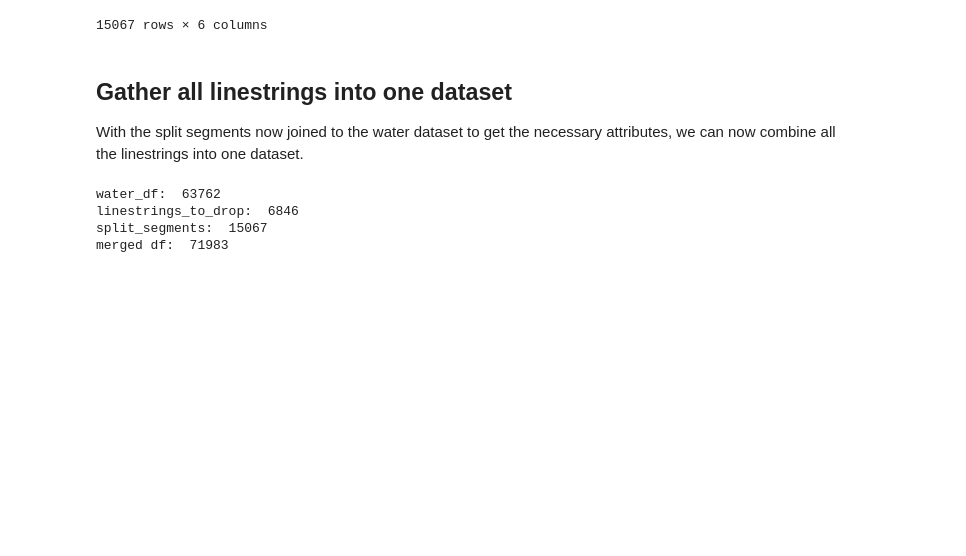
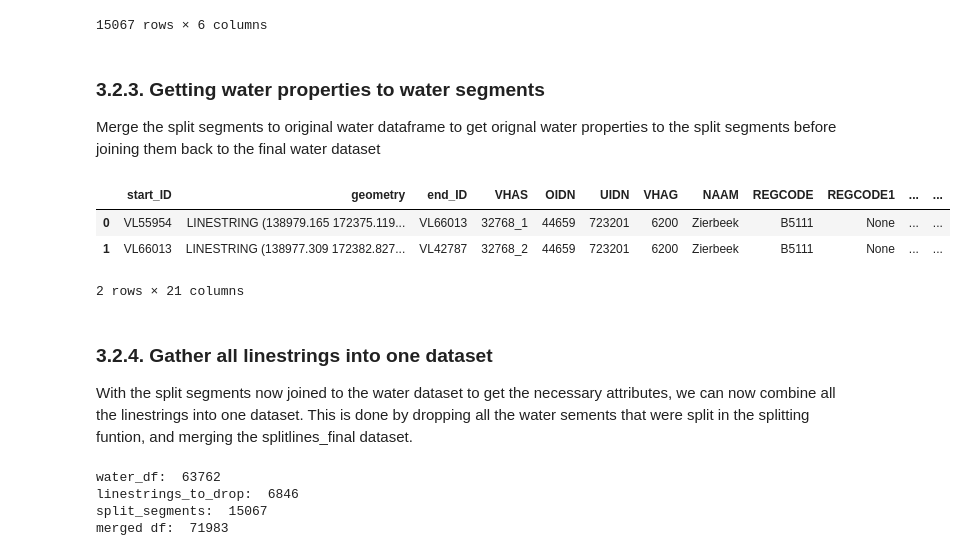
Before and after one commit to naomithiru/go-peg, a Jupyter notebook: notebooks/networks.ipynb, the cells around one changed output. Drawn from its saved outputs; the diff is of its cells as text; code cells hidden in the pictures; blank space fills up the shorter version.

```diff
--- a/notebooks/vl_network.ipynb
+++ b/notebooks/networks.ipynb
@@ -760,7 +738,7 @@ def line_segments_start_end_ids(splitlines_df, all_nodes_gdf, node_id, PROJ_CRS)
     """Returns the start and end ids of the line segments for a given node id"""
     splitlines_df["coords"] = splitlines_df.apply(
         lambda row: get_line_coords(row.geometry), axis=1
-    )  #%time
+    )
     all_nodes_gdf["coords"] = get_point_coords(all_nodes_gdf)
     # join linestrings to the nearest node, in this case the node attached to the line
     joined_lines_nodes = gpd.sjoin_nearest(
@@ -883,6 +846,10 @@ splitlines_vhas
 | 15065 | VL66511 | 6029276 | LINESTRING (159618.409 188060.371... | VL66513 | 2 | 6029276_2 |
 | 15066 | VL66513 | 6029276 | LINESTRING (158901.726 188579.563... | VL58121 | 3 | 6029276_3 |
 15067 rows × 6 columns
+# %% [markdown]
+### 3.2.3. Getting water properties to water segments
+
+Merge the split segments to original water dataframe to get orignal water properties to the split segments before joining them back to the final water dataset
 # %%
 splitlines_final = (
     splitlines_vhas.merge(water_final, left_on="VHAS_x", right_on="VHAS", how="left")
@@ -902,10 +866,17 @@ splitlines_final = (
+# %%
+splitlines_final.head(2)
+# %% [output]
+|  | start_ID | geometry | end_ID | VHAS | OIDN | UIDN | VHAG | NAAM | REGCODE | REGCODE1 | ... | ... |
+| 0 | VL55954 | LINESTRING (138979.165 172375.119... | VL66013 | 32768_1 | 44659 | 723201 | 6200 | Zierbeek | B5111 | None | ... | ... |
+| 1 | VL66013 | LINESTRING (138977.309 172382.827... | VL42787 | 32768_2 | 44659 | 723201 | 6200 | Zierbeek | B5111 | None | ... | ... |
+2 rows × 21 columns
 # %%
 # splitlines_final = splitlines_merged.drop(['VHAS_x', 'VHAS', 'num_id', 'start_ID_y', 'end_ID_y', 'geometry_y'], axis=1)\
 #                                     .rename(columns={'new_string_id': 'VHAS', 'start_ID_x':'start_ID', 'end_ID_x':'end_ID', 'geometry_x': 'geometry'})
 # splitlines_final.sample(3)
 # %% [markdown]
-## Gather all linestrings into one dataset
+### 3.2.4. Gather all linestrings into one dataset
 
-With the split segments now joined to the water dataset to get the necessary attributes, we can now combine all the linestrings into one dataset.
+With the split segments now joined to the water dataset to get the necessary attributes, we can now combine all the linestrings into one dataset. This is done by dropping all the water sements that were split in the splitting funtion, and merging the splitlines_final dataset.
 # %%
 def merge_segments_to_water(split_segments, split_segments_final, water_df, col):
```
Also changed, not shown: parts of 71 cells of this notebook, 3 other files.
